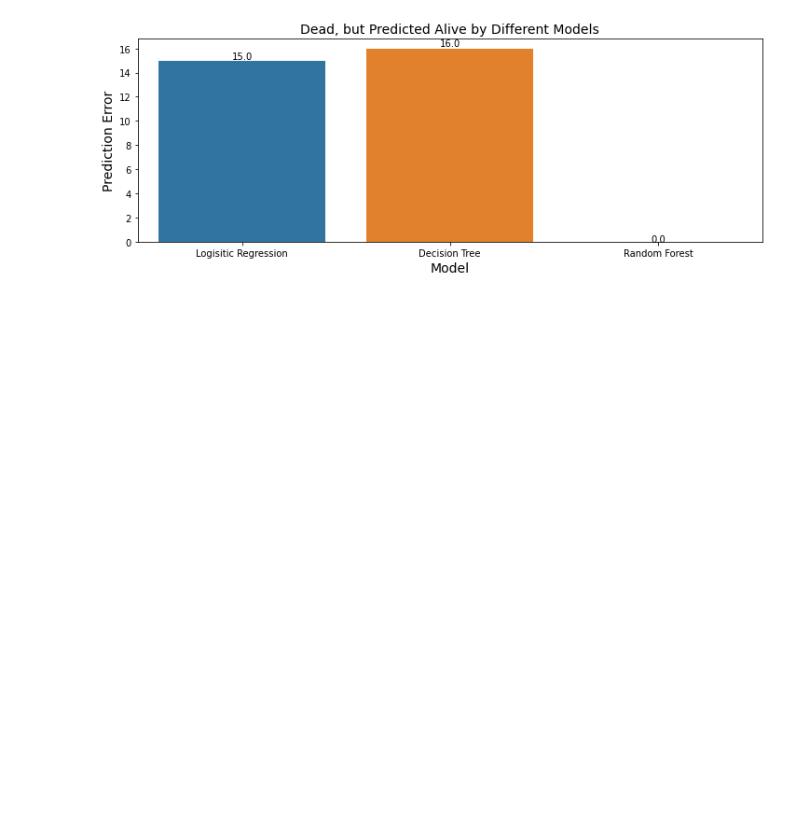
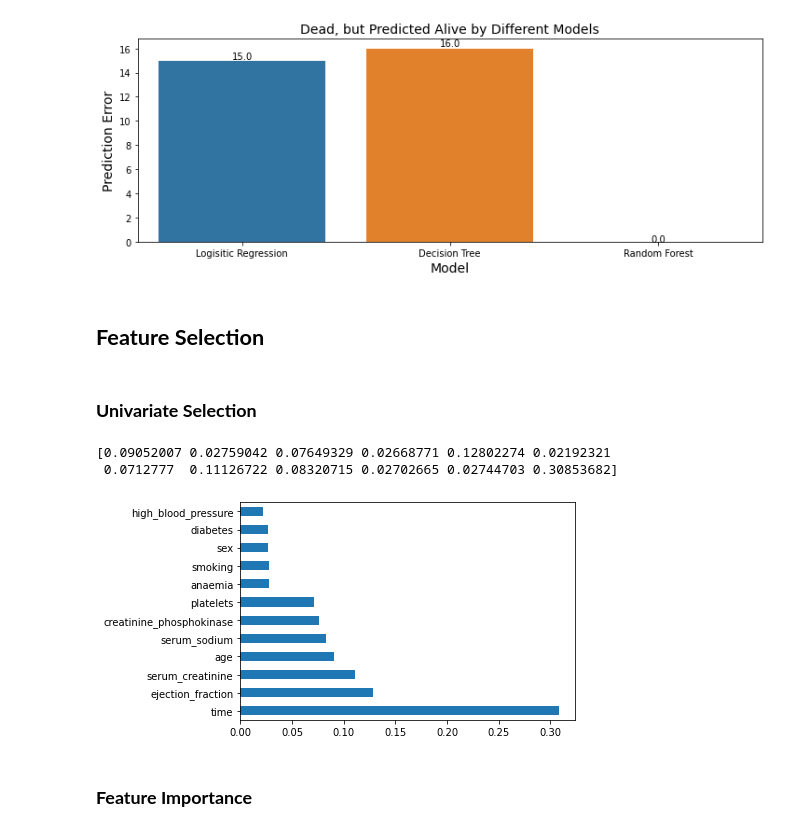
Before and after one commit to QLan9376/Csc46000, a Jupyter notebook: build_model.ipynb, the cells around one changed output. Cells and saved outputs as stored; diff of their text form; code cells hidden in the pictures; blank space fills up the shorter version.

Commit message:
Updated notebook with Feature Selection Techniques

```diff
--- a/build_model.ipynb
+++ b/build_model.ipynb
@@ -476,3 +477,33 @@ for p in ax.patches:
 plt.show()
 # %% [output]
 [figure]
+# %% [markdown]
+## **Feature Selection**
+# %% [markdown]
+### **Univariate Selection**
+# %%
+data = pd.read_csv("cleaned.csv")
+
+# Independent columns
+X = data.iloc[:,0:12]
+
+# Target column
+y = data.iloc[:,-1]
+
+model = ExtraTreesClassifier()
+
+model.fit(X,y)
+
+# Use inbuilt class feature_importances of tree based classifiers
+print(model.feature_importances_)
+
+# Plot graph of feature importances
+feat_importances = pd.Series(model.feature_importances_, index=X.columns)
+feat_importances.nlargest(12).plot(kind='barh')
+plt.show()
+# %% [output]
+[0.09052007 0.02759042 0.07649329 0.02668771 0.12802274 0.02192321
+ 0.0712777  0.11126722 0.08320715 0.02702665 0.02744703 0.30853682]
+[figure, added]
+# %% [markdown]
+### **Feature Importance**
```
Also changed, not shown: parts of 4 cells of this notebook.
